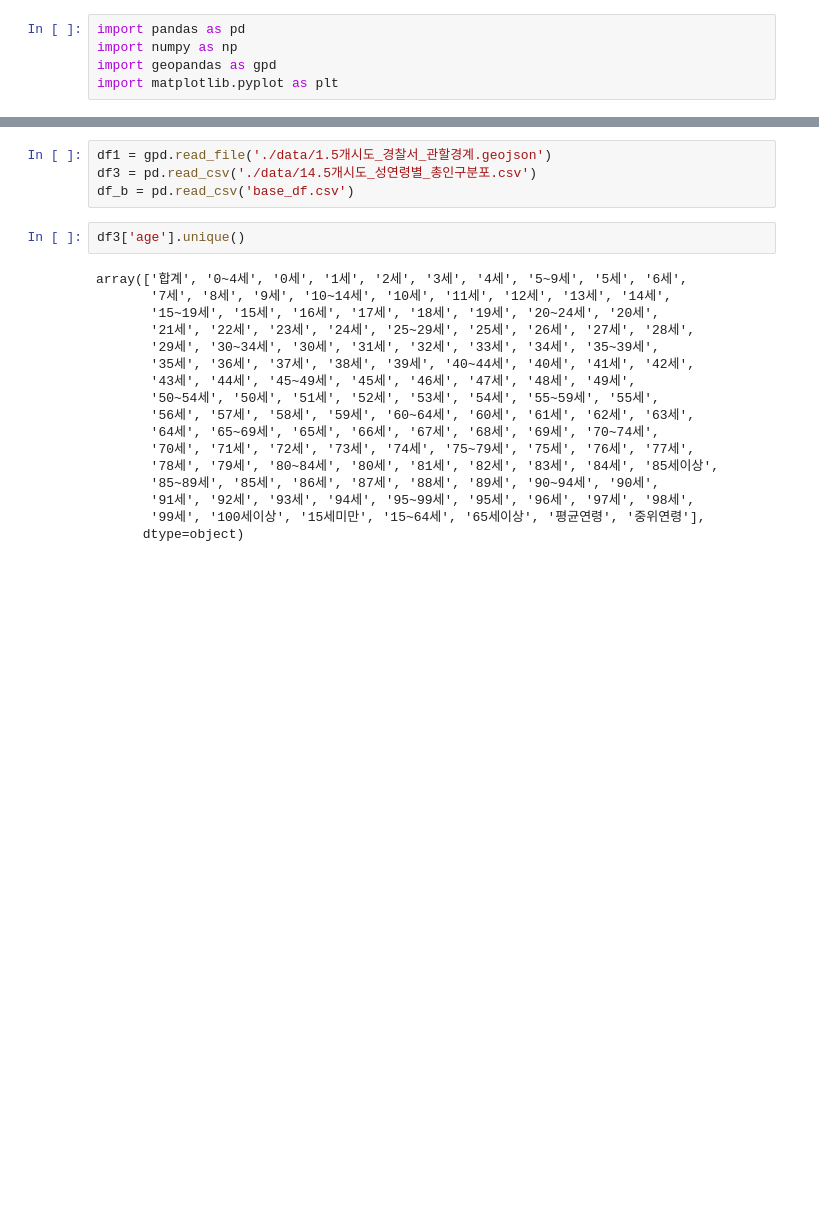
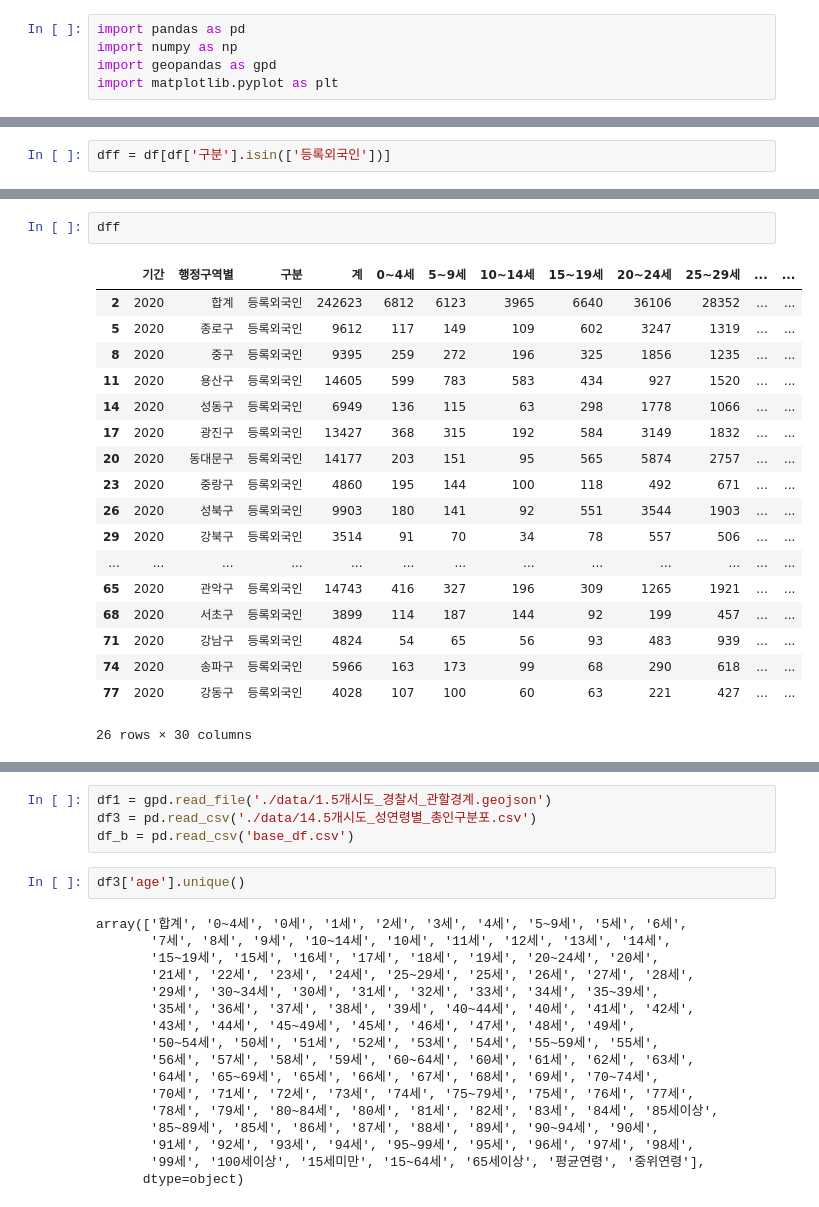
Before and after one commit to PpangPpang93/Main_project_police, a Jupyter notebook: processing_code/14번.연령별인구_전처리.ipynb, the cells around one changed output, grey strips where cells are left out. Cells and saved outputs as stored; diff of their text form; blank space fills up the shorter version.

```diff
--- a/processing_code/14번.연령별인구_전처리.ipynb
+++ b/processing_code/14번.연령별인구_전처리.ipynb
@@ -16,0 +133,2 @@ import matplotlib.pyplot as plt
+# %%
+dff = df[df['구분'].isin(['등록외국인'])]
@@ -16,0 +237,21 @@ import matplotlib.pyplot as plt
+# %%
+dff
+# %% [output]
+|  | 기간 | 행정구역별 | 구분 | 계 | 0~4세 | 5~9세 | 10~14세 | 15~19세 | 20~24세 | 25~29세 | ... | ... |
+| 2 | 2020 | 합계 | 등록외국인 | 242623 | 6812 | 6123 | 3965 | 6640 | 36106 | 28352 | ... | ... |
+| 5 | 2020 | 종로구 | 등록외국인 | 9612 | 117 | 149 | 109 | 602 | 3247 | 1319 | ... | ... |
+| 8 | 2020 | 중구 | 등록외국인 | 9395 | 259 | 272 | 196 | 325 | 1856 | 1235 | ... | ... |
+| 11 | 2020 | 용산구 | 등록외국인 | 14605 | 599 | 783 | 583 | 434 | 927 | 1520 | ... | ... |
+| 14 | 2020 | 성동구 | 등록외국인 | 6949 | 136 | 115 | 63 | 298 | 1778 | 1066 | ... | ... |
+| 17 | 2020 | 광진구 | 등록외국인 | 13427 | 368 | 315 | 192 | 584 | 3149 | 1832 | ... | ... |
+| 20 | 2020 | 동대문구 | 등록외국인 | 14177 | 203 | 151 | 95 | 565 | 5874 | 2757 | ... | ... |
+| 23 | 2020 | 중랑구 | 등록외국인 | 4860 | 195 | 144 | 100 | 118 | 492 | 671 | ... | ... |
+| 26 | 2020 | 성북구 | 등록외국인 | 9903 | 180 | 141 | 92 | 551 | 3544 | 1903 | ... | ... |
+| 29 | 2020 | 강북구 | 등록외국인 | 3514 | 91 | 70 | 34 | 78 | 557 | 506 | ... | ... |
+| ... | ... | ... | ... | ... | ... | ... | ... | ... | ... | ... | ... | ... |
+| 65 | 2020 | 관악구 | 등록외국인 | 14743 | 416 | 327 | 196 | 309 | 1265 | 1921 | ... | ... |
+| 68 | 2020 | 서초구 | 등록외국인 | 3899 | 114 | 187 | 144 | 92 | 199 | 457 | ... | ... |
+| 71 | 2020 | 강남구 | 등록외국인 | 4824 | 54 | 65 | 56 | 93 | 483 | 939 | ... | ... |
+| 74 | 2020 | 송파구 | 등록외국인 | 5966 | 163 | 173 | 99 | 68 | 290 | 618 | ... | ... |
+| 77 | 2020 | 강동구 | 등록외국인 | 4028 | 107 | 100 | 60 | 63 | 221 | 427 | ... | ... |
+26 rows × 30 columns
```
Also changed, not shown: parts of 81 cells of this notebook.
